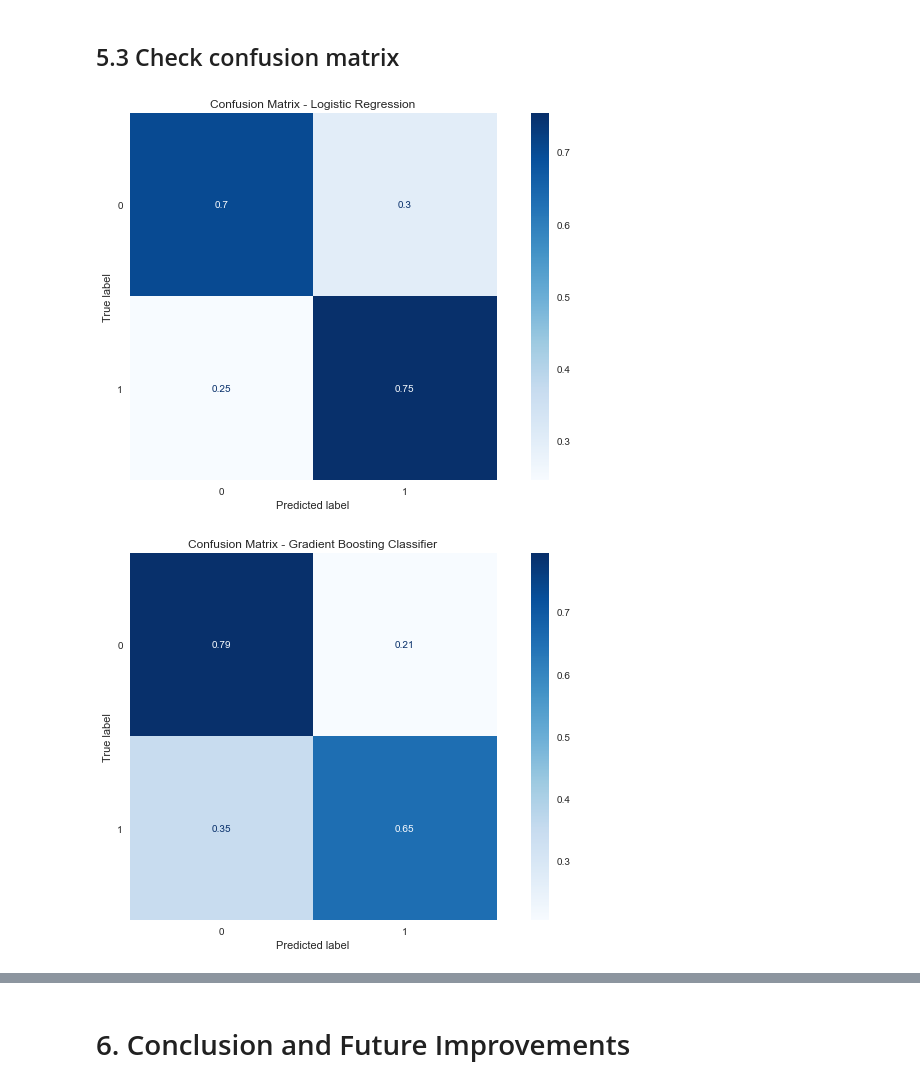
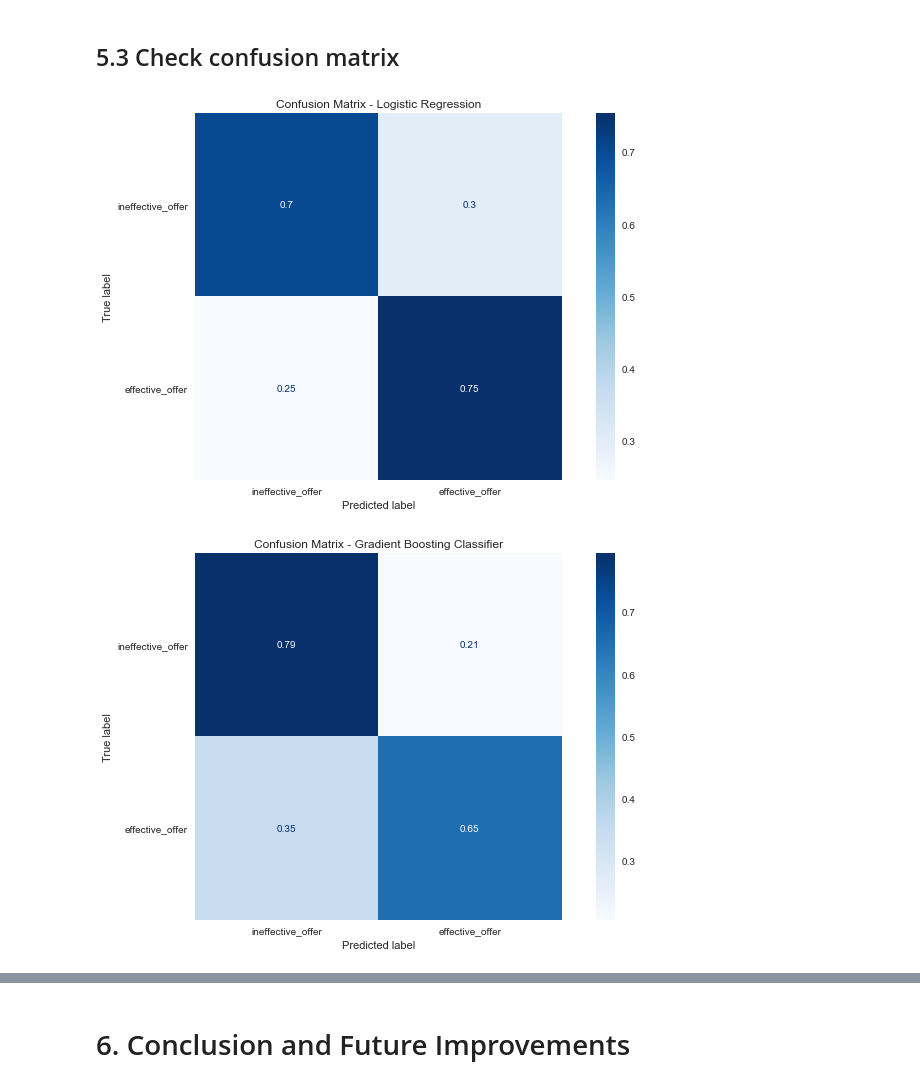
Before and after one commit to s0ap/Starbucks_Capstone_Project, a Jupyter notebook: Starbucks_Capstone_notebook.ipynb, the cells around one changed output, grey strips where cells are left out. Cells and saved outputs as stored; diff of their text form; code cells hidden in the pictures.

Commit message:
redid some plots - with actual target label names

```diff
--- a/Starbucks_Capstone_notebook.ipynb
+++ b/Starbucks_Capstone_notebook.ipynb
@@ -1232,21 +1232,21 @@ _classes = lr_random.best_estimator_.classes_.tolist()
 mapped_classes = [class_label_map.get(l) for l in _classes]
 # %%
 fig, ax = plt.subplots(figsize=(10, 6))
-disp = plot_confusion_matrix(lr_random.best_estimator_, X_test, y_test, ax = ax, display_labels = _classes, cmap = plt.cm.Blues,normalize = 'true')
+disp = plot_confusion_matrix(lr_random.best_estimator_, X_test, y_test, ax = ax, display_labels = mapped_classes, cmap = plt.cm.Blues,normalize = 'true')
 disp.ax_.set_title('Confusion Matrix - Logistic Regression')
 disp.ax_.grid(False)
 plt.tight_layout()
 plt.savefig('plots/confusion_matrix_logistic_regression.svg')
 # %% [output]
-[figure, old version]
+[figure, new version]
 # %%
 fig, ax = plt.subplots(figsize=(10, 6))
-disp = plot_confusion_matrix(gb_random.best_estimator_, X_test, y_test, ax = ax, display_labels = _classes, cmap = plt.cm.Blues,normalize = 'true')
+disp = plot_confusion_matrix(gb_random.best_estimator_, X_test, y_test, ax = ax, display_labels = mapped_classes, cmap = plt.cm.Blues,normalize = 'true')
 disp.ax_.set_title('Confusion Matrix - Gradient Boosting Classifier')
 disp.ax_.grid(False)
 plt.tight_layout()
 plt.savefig('plots/confusion_matrix_gradient_boosting_classifier.svg')
 # %% [output]
-[figure, old version]
+[figure, new version]
 # %%
 fig, ax = plt.subplots(figsize=(10, 6))
```
Also changed, not shown: parts of 5 cells of this notebook, 8 other files.
